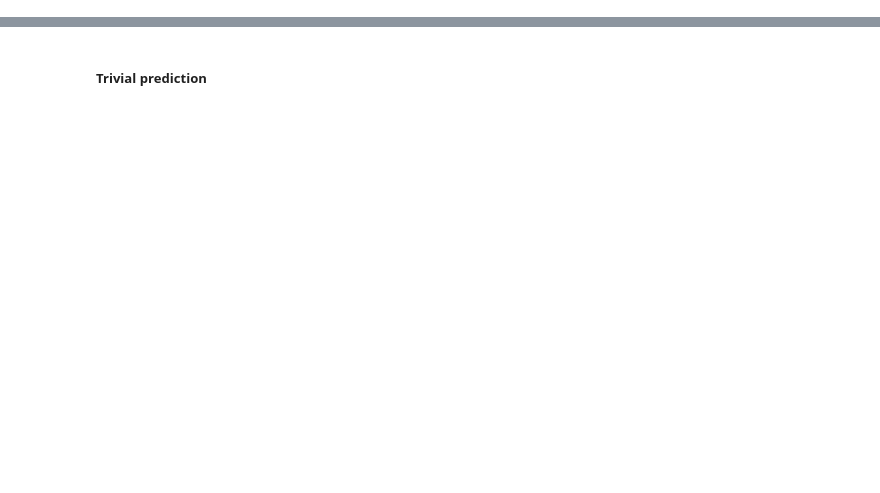
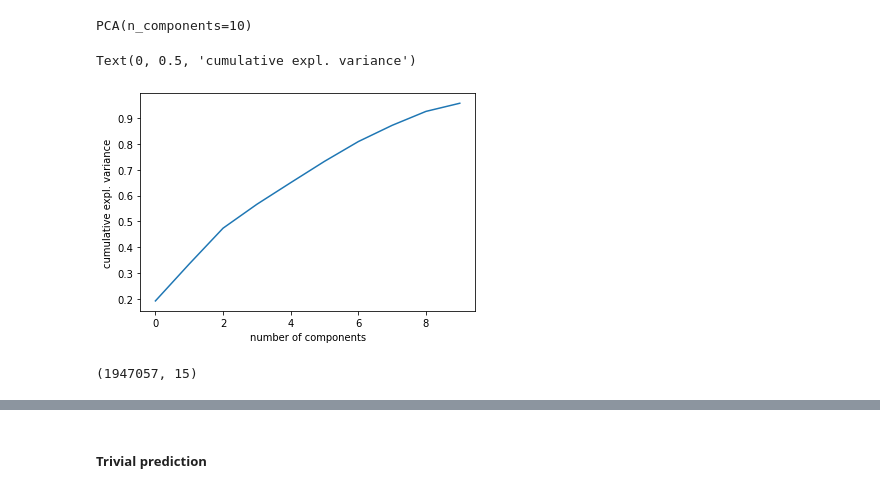
Before and after one commit to maruoss/master-thesis, a Jupyter notebook: LogisticRegression.ipynb, the cells around one changed output, grey strips where cells are left out. Saved outputs shown, nothing was run; the diff lists cells and outputs as text; code cells hidden in the pictures; blank space fills up the shorter version.

```diff
--- a/LogisticRegression.ipynb
+++ b/LogisticRegression.ipynb
@@ -252,3 +480,23 @@ from sklearn.svm import SVC
 #     [("scaler", StandardScaler(), slice(None, -2))],
 #     remainder="passthrough"
 # )
+# %%
+scaler = StandardScaler()
+X_train_pca = scaler.fit_transform(X_train)
+# %%
+pca = PCA(n_components=10)
+# %%
+pca.fit(X_train_pca)
+# %% [output]
+PCA(n_components=10)
+# %%
+plt.plot(np.cumsum(pca.explained_variance_ratio_))
+plt.xlabel("number of components")
+plt.ylabel("cumulative expl. variance")
+# %% [output]
+Text(0, 0.5, 'cumulative expl. variance')
+[figure, added]
+# %%
+X_train.shape
+# %% [output]
+(1947057, 15)
```
Also changed, not shown: parts of 51 cells of this notebook, 7 other files.
